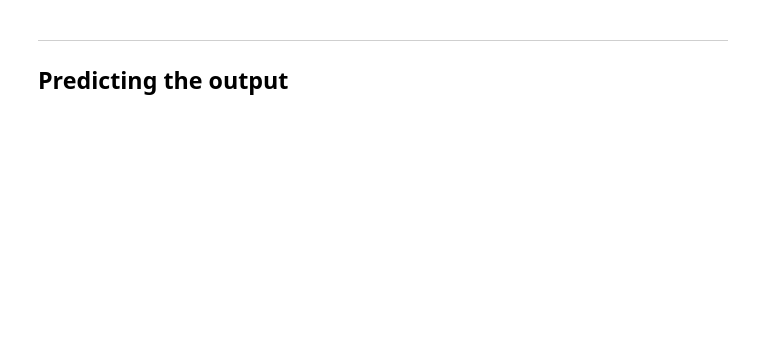
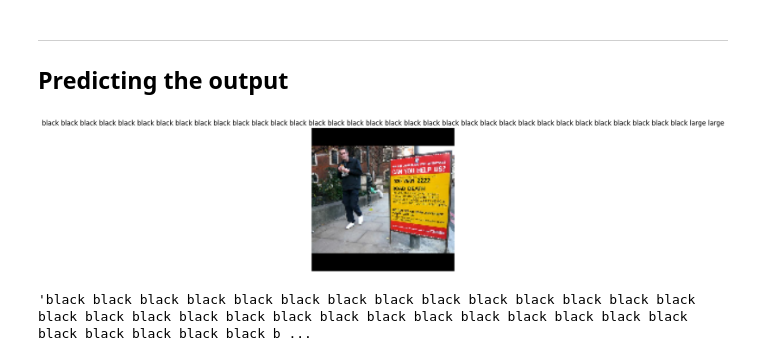
Before and after one commit to JustinJuhel/ImageCaptionGenerator, a Jupyter notebook: main.ipynb, the cells around one changed output. Cells and saved outputs as stored; diff of their text form; code cells hidden in the pictures; blank space fills up the shorter version.

```diff
--- a/main.ipynb
+++ b/main.ipynb
@@ -321,13 +352,14 @@ if tensorflow_:
 # %%
 if pytorch_:
-    model = ImageCaptioningModel(target_size, vocabulary_size, embedding_dim, max_length)
+    model = ImageCaptioningModel(target_size, vocabulary_size, embedding_dim, device)
+    model = model.to(device) # making sure it's on the device
 # %% [markdown]
 ___
 ## Training the Model
 # %%
 # print("Num GPUs Available: ", len(tf.config.experimental.list_physical_devices('GPU')))
 # %%
-batch_size = 64
+batch_size = 128
 # %%
 if tensorflow_:
     for layer in model.layers:
@@ -360,8 +392,9 @@ if tensorflow_:
 # %%
 if pytorch_:
     # Set the weights of the embedding layer
-    embedding_matrix = np.random.rand(vocabulary_size, embedding_dim)  # Example embedding matrix
-    model.embedding.weight = nn.Parameter(torch.tensor(embedding_matrix, dtype=torch.float32))
+    # embedding_matrix = np.random.rand(vocabulary_size, embedding_dim)  # Example embedding matrix
+    embedding_matrix_tensor = torch.tensor(embedding_matrix, dtype=torch.float32)
+    model.embedding.weight = nn.Parameter(torch.tensor(embedding_matrix, dtype=torch.float32).to(device))
     model.embedding.weight.requires_grad = False  # Freeze the embedding layer
 
     # Define the loss function and optimizer
@@ -430,24 +545,3 @@ KeyboardInterrupt:
 # %% [markdown]
 ___
 ## Predicting the output
-# %%
-def generate_caption(image_array: np.ndarray) -> str:
-    start = "startseq"
-    for i in range(max_length):
-        sequence = [word_to_int[word] for word in start.split() if word in word_to_int]
-        sequence = pad_sequences([sequence], maxlen=max_length)
-
-        y_pred = model.predict([image_array, sequence])
-        y_pred = np.argmax(y_pred)
-
-        word = int_to_word[y_pred]
-        start += ' ' + word
-        if word == "endseq":
-            break
-
-    final = start.split()
-    final = final[1:-1]
-    final = ' '.join(final)
-    return final
-
-print("please test the model!")
@@ -453,0 +598,14 @@ print("please test the model!")
+# %%
+idx = 128
+
+
+def get_image_array(img_dict: dict[str, np.array], idx: int) -> np.array:
+    return list(img_dict.values())[idx]
+
+
+img_arr = get_image_array(test_data, idx)
+
+generate_caption(img_arr, model, device)
+# %% [output]
+[figure, added]
+'black black black black black black black black black black black black black black black black black black black black black black black black black black black black black black black black black b ...
```
Also changed, not shown: parts of 22 cells of this notebook, 5 other files.
